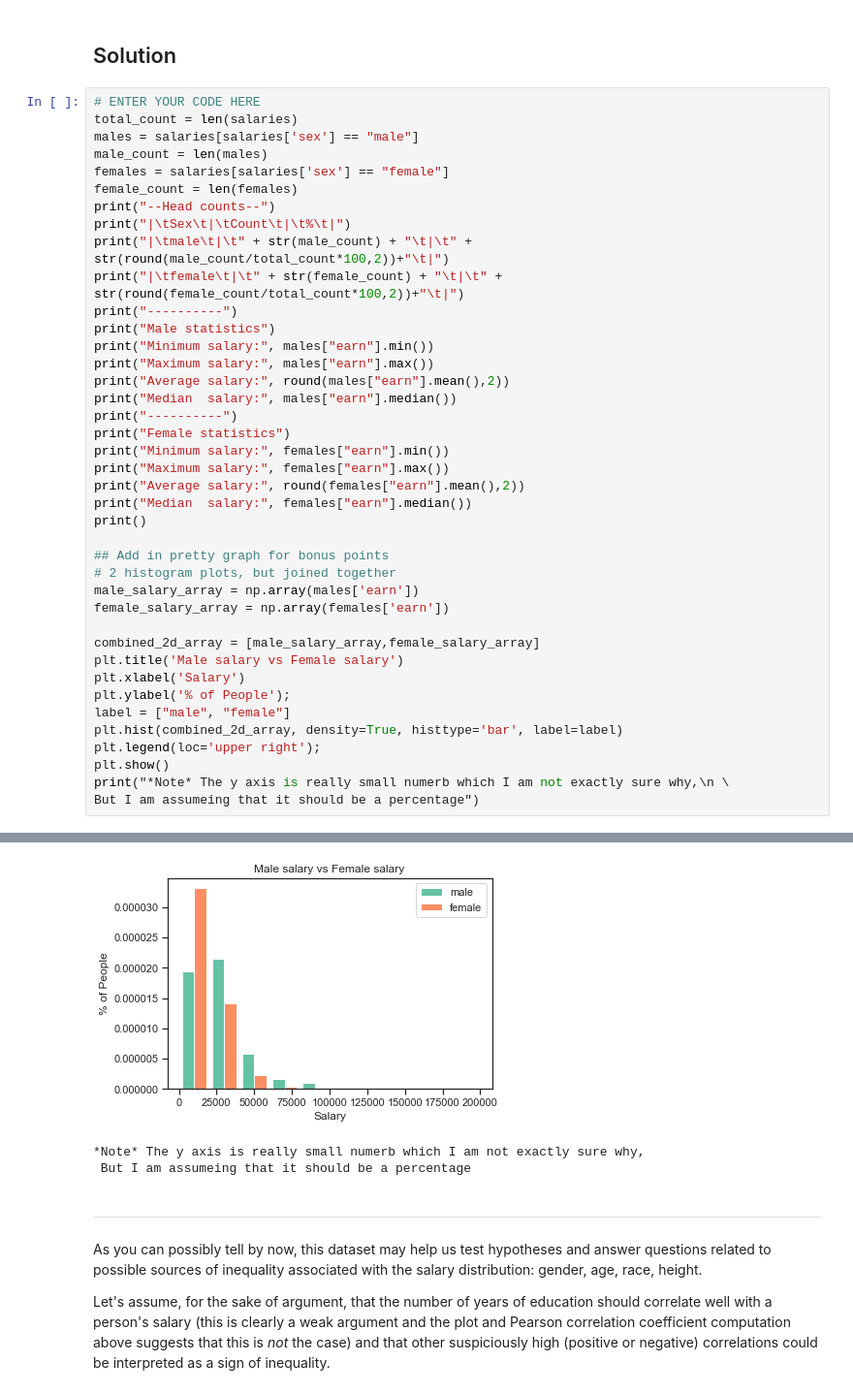
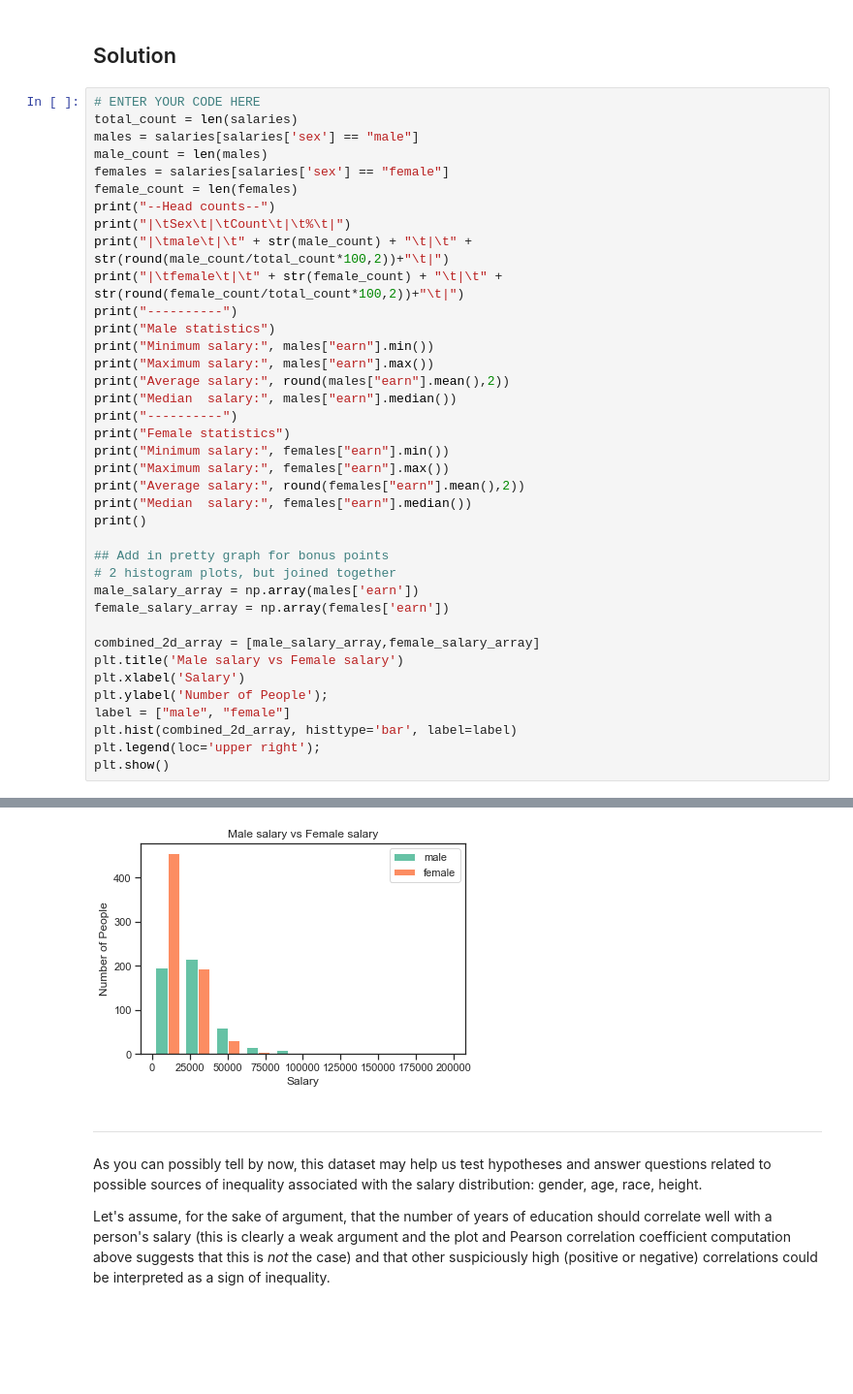
Before and after one commit to AdamCorbinFAUPhD/CAP5768-Intro-to-Data-Science, a Jupyter notebook: assignment_1/CAP5768_Assignment1_Corbin_Adam.ipynb, the cells around one changed output, grey strips where cells are left out. Shown at 97% size. Cells and saved outputs as stored; diff of their text form; blank space fills up the shorter version.

```diff
--- a/assignment_1/CAP5768_Assignment1_Corbin_Adam.ipynb
+++ b/assignment_1/CAP5768_Assignment1_Corbin_Adam.ipynb
@@ -353,40 +353,36 @@ print("Median  salary:", females["earn"].median())
 print()
 
 ## Add in pretty graph for bonus points
 # 2 histogram plots, but joined together
 male_salary_array = np.array(males['earn'])
 female_salary_array = np.array(females['earn'])
 
 combined_2d_array = [male_salary_array,female_salary_array]
 plt.title('Male salary vs Female salary')
 plt.xlabel('Salary')
-plt.ylabel('% of People');
+plt.ylabel('Number of People');
 label = ["male", "female"]
-plt.hist(combined_2d_array, density=True, histtype='bar', label=label)
+plt.hist(combined_2d_array, histtype='bar', label=label)
 plt.legend(loc='upper right');
 plt.show()
-print("*Note* The y axis is really small numerb which I am not exactly sure why,\n \
-But I am assumeing that it should be a percentage")
 # %% [output]
 --Head counts--
 |       Sex     |       Count   |       %       |
 |       male    |       505     |       42.37   |
 |       female  |       687     |       57.63   |
 ----------
 Male statistics
 Minimum salary: 1000.0
 Maximum salary: 200000.0
 Average salary: 29786.13
 Median  salary: 25000.0
 ----------
 Female statistics
 Minimum salary: 200.0
 Maximum salary: 123000.0
 Average salary: 18280.2
 Median  salary: 15000.0
-[figure, old version]
+[figure, new version]
-*Note* The y axis is really small numerb which I am not exactly sure why,
- But I am assumeing that it should be a percentage
 # %% [markdown]
 --------------------
 
```
Also changed, not shown: parts of 10 cells of this notebook.
